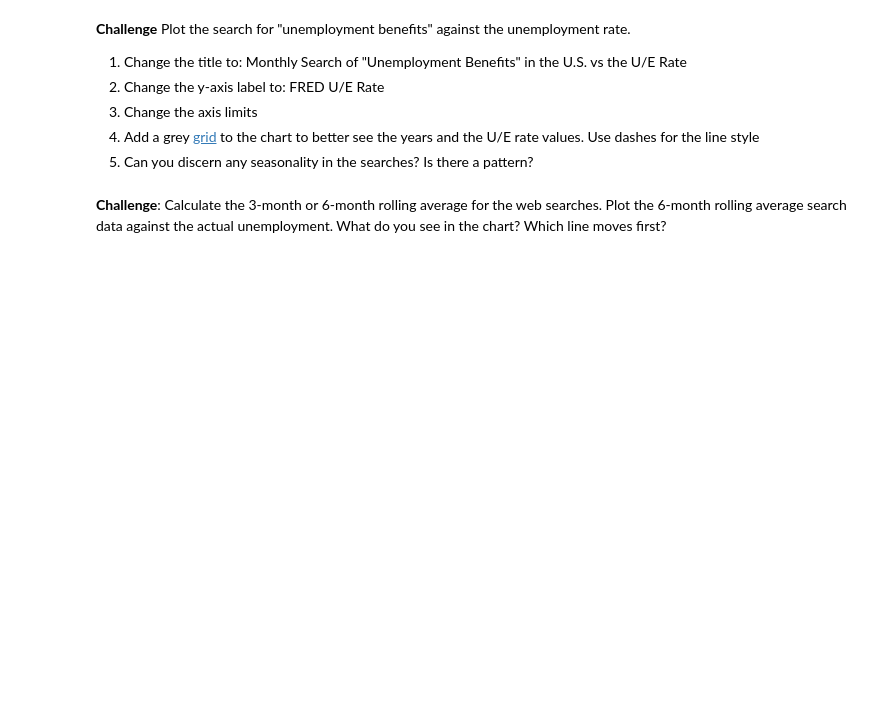
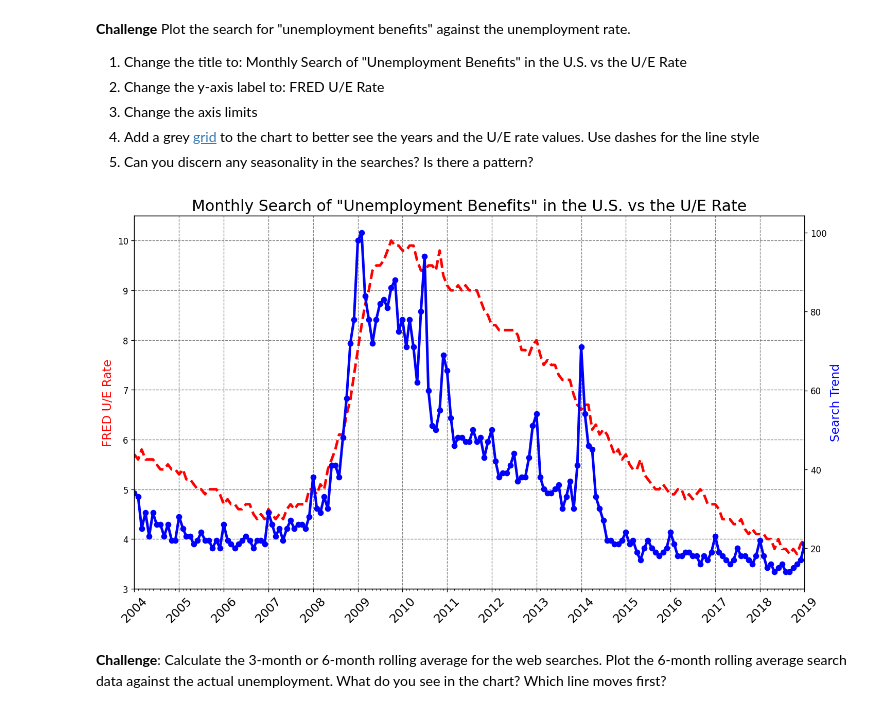
Before and after one commit to GudiedRyan/day_60, a Jupyter notebook: Google Trends and Data Visualisation.ipynb, the cells around one changed output. Cells and saved outputs as stored; diff of their text form; code cells hidden in the pictures; blank space fills up the shorter version.

```diff
--- a/Google Trends and Data Visualisation.ipynb
+++ b/Google Trends and Data Visualisation.ipynb
@@ -113,0 +171,2 @@ Number of missing values:
+# %%
+df_unemployment.MONTH = pd.to_datetime(df_unemployment.MONTH)
@@ -163,5 +318,31 @@ How to add tick formatting for dates on the x-axis.
 3. Change the axis limits <br>
 4. Add a grey [grid](https://matplotlib.org/3.2.1/api/_as_gen/matplotlib.pyplot.grid.html) to the chart to better see the years and the U/E rate values. Use dashes for the line style<br>
 5. Can you discern any seasonality in the searches? Is there a pattern?
+# %%
+plt.figure(figsize=(14,8), dpi=120)
+plt.xticks(fontsize=14, rotation=45)
+plt.title('Monthly Search of "Unemployment Benefits" in the U.S. vs the U/E Rate', fontsize=18)
+
+ax1 = plt.gca()
+ax2 = ax1.twinx()
+
+ax1.set_ylabel('FRED U/E Rate', color='red', fontsize=14)
+ax2.set_ylabel('Search Trend', color='blue', fontsize=14)
+
+ax1.plot(df_unemployment.MONTH, df_unemployment.UNRATE, color='r', linewidth=3, linestyle='--')
+ax2.plot(df_unemployment.MONTH, df_unemployment.UE_BENEFITS_WEB_SEARCH, color='b', linewidth=3, marker='o')
+
+ax1.set_ylim(bottom=3, top=10.5)
+ax1.set_xlim([df_unemployment.MONTH.min(), df_unemployment.MONTH.max()])
+
+ax1.xaxis.set_major_locator(years)
+ax1.xaxis.set_major_formatter(years_fmt)
+ax1.xaxis.set_minor_locator(months)
+
+ax1.grid(color='grey', linestyle='--')
+
+plt.show()
+# %% [output]
+[figure, added]
 # %% [markdown]
 **Challenge**: Calculate the 3-month or 6-month rolling average for the web searches. Plot the 6-month rolling average search data against the actual unemployment. What do you see in the chart? Which line moves first?
```
Also changed, not shown: parts of 27 cells of this notebook, 1 other file.
